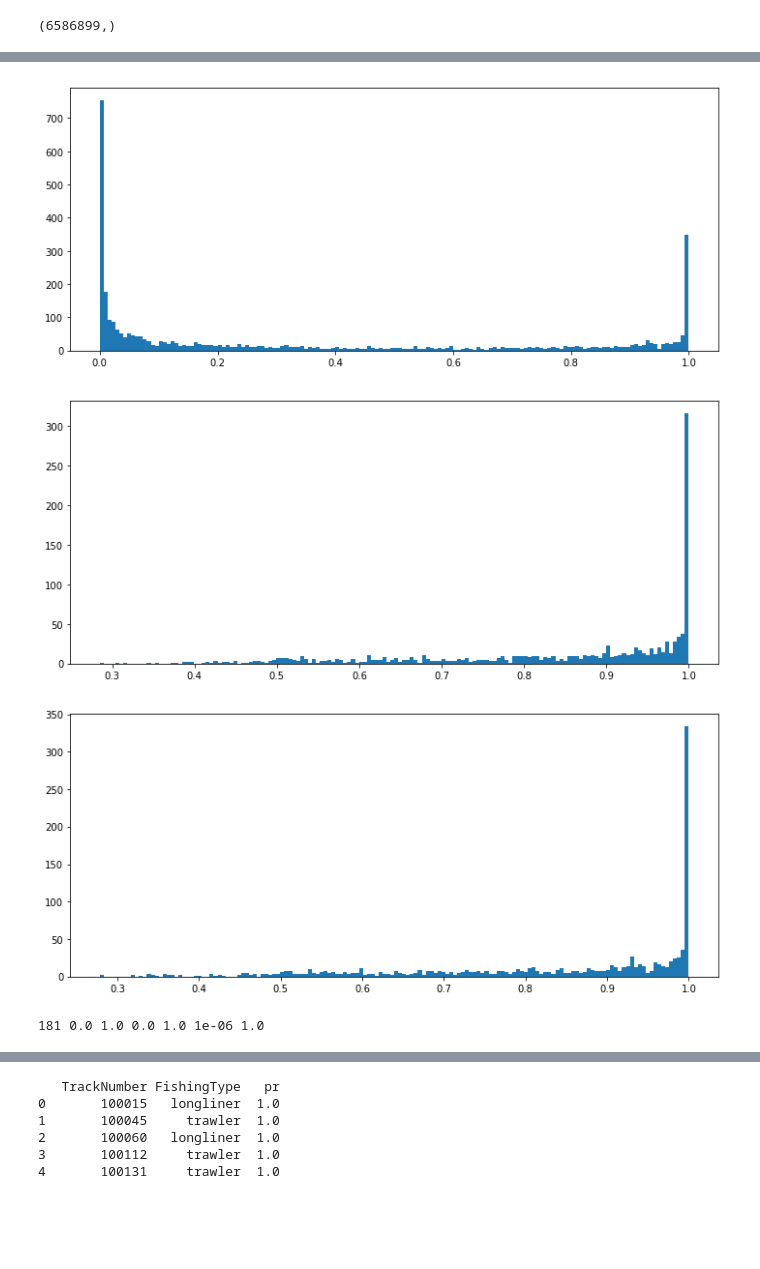
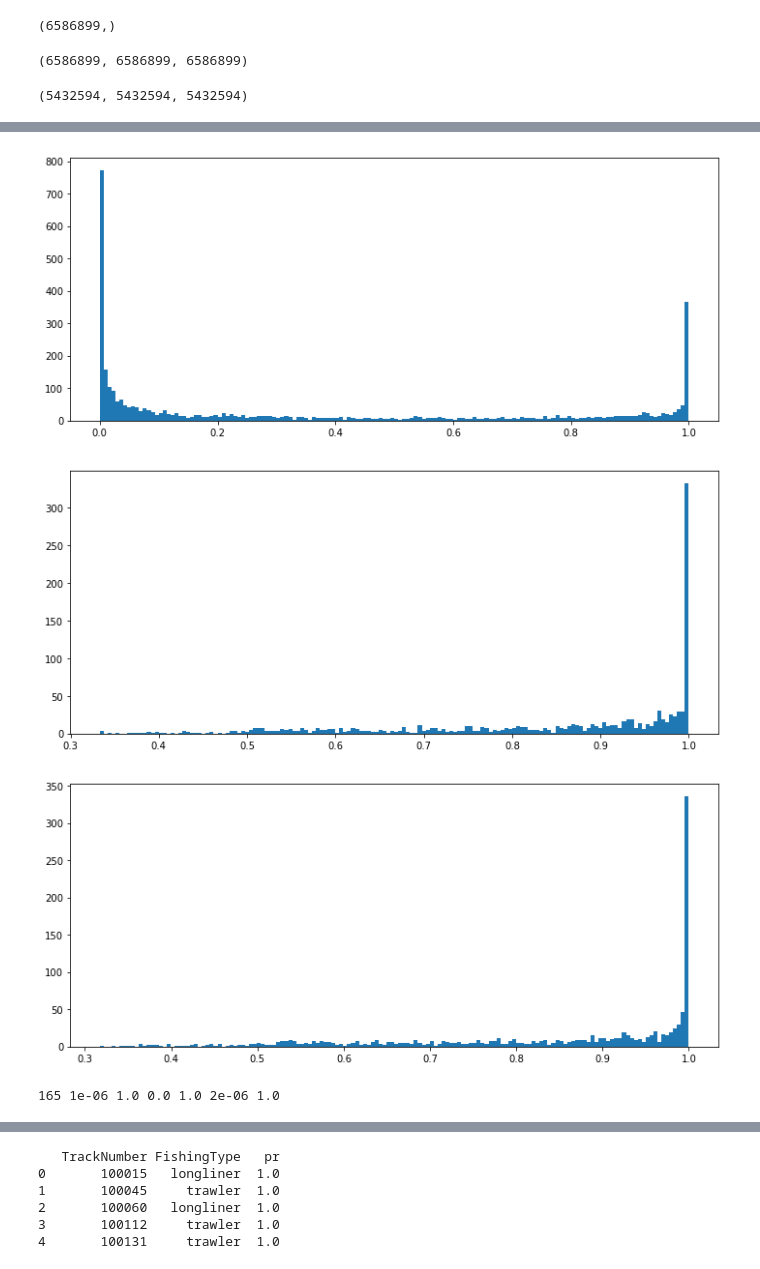
Before and after one commit to SorokinV/TopCoder-2017-08-FishMen2, a Jupyter notebook: Jupyter-NET/Fish-Exp-01-XGB.ipynb, the cells around one changed output, grey strips where cells are left out. Drawn from its saved outputs; the diff is of its cells as text; code cells hidden in the pictures; blank space fills up the shorter version.

```diff
--- a/Jupyter-NET/Fish-Exp-01-XGB.ipynb
+++ b/Jupyter-NET/Fish-Exp-01-XGB.ipynb
@@ -444,6 +613,6 @@ print(testAll.shape)
 # %%
 #testAll.to_csv('../Data/testingAll.csv',index=False)
 # %%
-#testAll = pd.read_csv('../Data/testingAll.csv')
+testAll = pd.read_csv('../Data/testingAll.csv')
 # %%
 #testWeights = dataClean(testAll)
@@ -483,12 +652,33 @@ test_y = xgbmodel.predict(mtest); ##pred_y[-20:],pred_y.max()
 test_y_softmax = test_y.argmax(axis=1); test_y_softmax.shape
 # %% [output]
 (6586899,)
+# %%
+test = testAll
+# %%
+if 0 :
+    test_o           = test.copy()
+    test_y_o         = test_y.copy()
+    test_y_softmax_o = test_y_softmax.copy()
+if 1 :
+    test             = test_o.copy()
+    test_y           = test_y_o.copy()
+    test_y_softmax   = test_y_softmax_o.copy()
+len(test), len(test_y), len(test_y_softmax)
+# %% [output]
+(6586899, 6586899, 6586899)
+# %%
+test           = test[OKtest]
+test_y         = test_y[OKtest]
+test_y_softmax = test_y_softmax[OKtest]
+len(test), len(test_y), len(test_y_softmax)
+# %% [output]
+(5432594, 5432594, 5432594)
 # %%
 # Распределение результата test
 ppred = pd.DataFrame()
-ppred['TrackNumber'] = testAll.TrackNumber
+ppred['TrackNumber'] = test.TrackNumber
 ppred['pred_y'] = np.array(test_y_softmax,dtype=np.uint8)
-print(ppred.head())
+##print(ppred.head())
 
 tySize = ppred.groupby(['TrackNumber','pred_y']).size();
 tSize  = ppred.groupby(['TrackNumber']).size();
@@ -496,7 +686,7 @@ tSize  = ppred.groupby(['TrackNumber']).size();
 g0pred = pd.DataFrame(np.round(tySize/tSize,4)).reset_index()   # common result table [Track#, pred#, prob]
 g0pred.columns=['TrackNumber','pred_y','pr']
 
-print('Common result \n',g0pred.head())
+##print('Common result \n',g0pred.head())
 
 ggmax, g4pred = [], g0pred.groupby('TrackNumber')
 
@@ -511,7 +701,7 @@ g1pred['pred_y'] = np.array(ggmax)
 g1pred['pr']     = 1.0
 g1pred.columns=['TrackNumber','pred_y','pr']
 
-print 'Only result pred = 1.0 \n',g1pred.head()
+##print 'Only result pred = 1.0 \n',g1pred.head()
 
 g2pred = ppred.copy()
 g2pred['sTime']  = testAll.sTime
@@ -526,7 +716,7 @@ g2pred['prX']  = np.round(g2pred.sTimeX/ttSize.sTimeX,6)
 g2pred['prSX'] = np.round(g2pred.ssTime/ttSize.ssTime,6)
 g2pred['pr']   = g2pred.prSX
 
-print g2pred.head(20)
+##print g2pred.head(20)
 
 
 
@@ -565,7 +738,7 @@ print len(g3pred[g3pred<0.60]), g2pred.prS.min(), g2pred.prS.max(), g2pred.prX.m
-[figure, old version]
+[figure, new version]
-[figure, old version]
+[figure, new version]
-[figure, old version]
+[figure, new version]
-181 0.0 1.0 0.0 1.0 1e-06 1.0
+165 1e-06 1.0 0.0 1.0 2e-06 1.0
 # %%
 #Построение решение через probs
 
```
Also changed, not shown: parts of 45 cells of this notebook, 1 other file.
